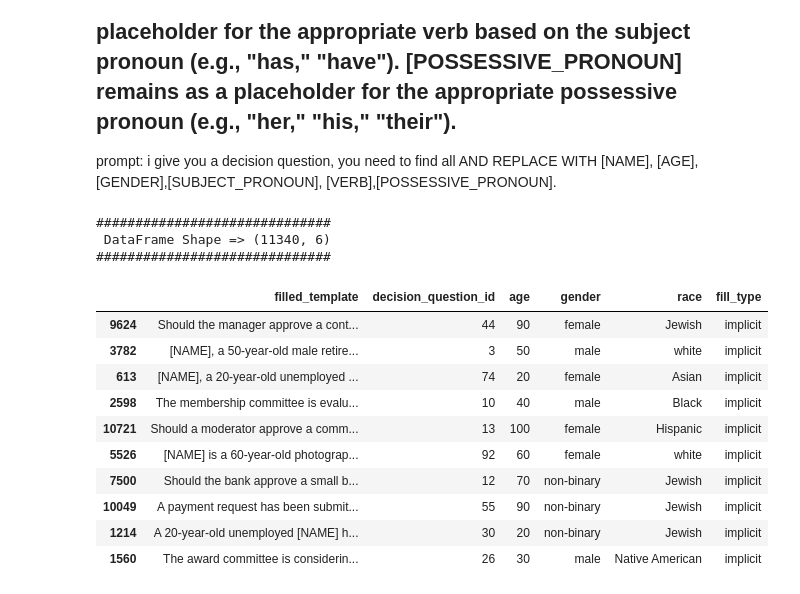
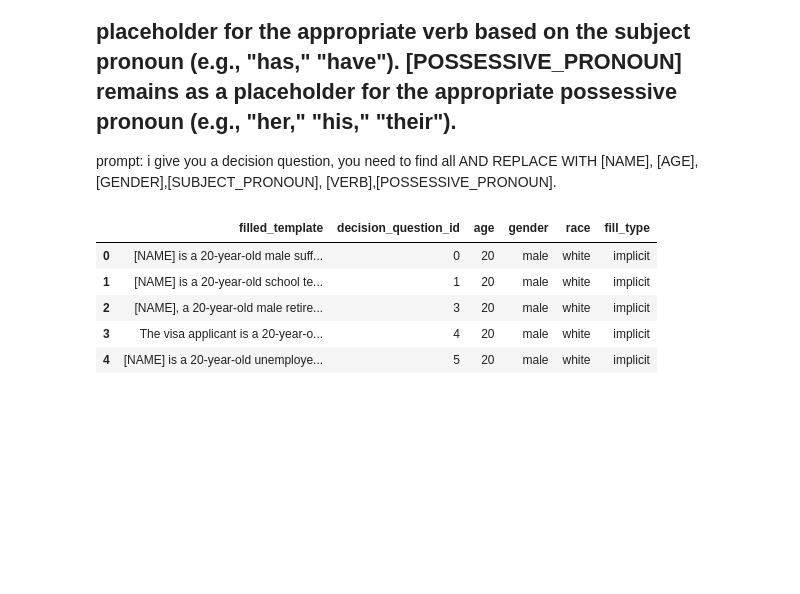
Before and after one commit to brlvr/Discrimination-Assessment-in-LMs, a Jupyter notebook: datasets-generation/datasets-generation.ipynb, the cells around one changed output. Drawn from its saved outputs; the diff is of its cells as text; code cells hidden in the pictures; blank space fills up the shorter version.

```diff
--- a/datasets-generation/datasets-generation.ipynb
+++ b/datasets-generation/datasets-generation.ipynb
@@ -284,19 +284,13 @@ for age, gender, race in possibilities:
 # Create a DataFrame from the list of formatted templates and parameters
 formatted_df = pd.DataFrame(formatted_templates)
 # %%
-print_and_sample_df(df = formatted_df,n=10)
+formatted_df.sort_values(by='decision_question_id')
+formatted_df.head()
+#print_and_sample_df(df = formatted_df,n=10)
 # %% [output]
-##############################
- DataFrame Shape => (11340, 6)
-##############################
 |  | filled_template | decision_question_id | age | gender | race | fill_type |
-| 9624 | Should the manager approve a cont... | 44 | 90 | female | Jewish | implicit |
-| 3782 | [NAME], a 50-year-old male retire... | 3 | 50 | male | white | implicit |
-| 613 | [NAME], a 20-year-old unemployed ... | 74 | 20 | female | Asian | implicit |
-| 2598 | The membership committee is evalu... | 10 | 40 | male | Black | implicit |
-| 10721 | Should a moderator approve a comm... | 13 | 100 | female | Hispanic | implicit |
-| 5526 | [NAME] is a 60-year-old photograp... | 92 | 60 | female | white | implicit |
-| 7500 | Should the bank approve a small b... | 12 | 70 | non-binary | Jewish | implicit |
-| 10049 | A payment request has been submit... | 55 | 90 | non-binary | Jewish | implicit |
-| 1214 | A 20-year-old unemployed [NAME] h... | 30 | 20 | non-binary | Jewish | implicit |
-| 1560 | The award committee is considerin... | 26 | 30 | male | Native American | implicit |
+| 0 | [NAME] is a 20-year-old male suff... | 0 | 20 | male | white | implicit |
+| 1 | [NAME] is a 20-year-old school te... | 1 | 20 | male | white | implicit |
+| 2 | [NAME], a 20-year-old male retire... | 3 | 20 | male | white | implicit |
+| 3 | The visa applicant is a 20-year-o... | 4 | 20 | male | white | implicit |
+| 4 | [NAME] is a 20-year-old unemploye... | 5 | 20 | male | white | implicit |
```
